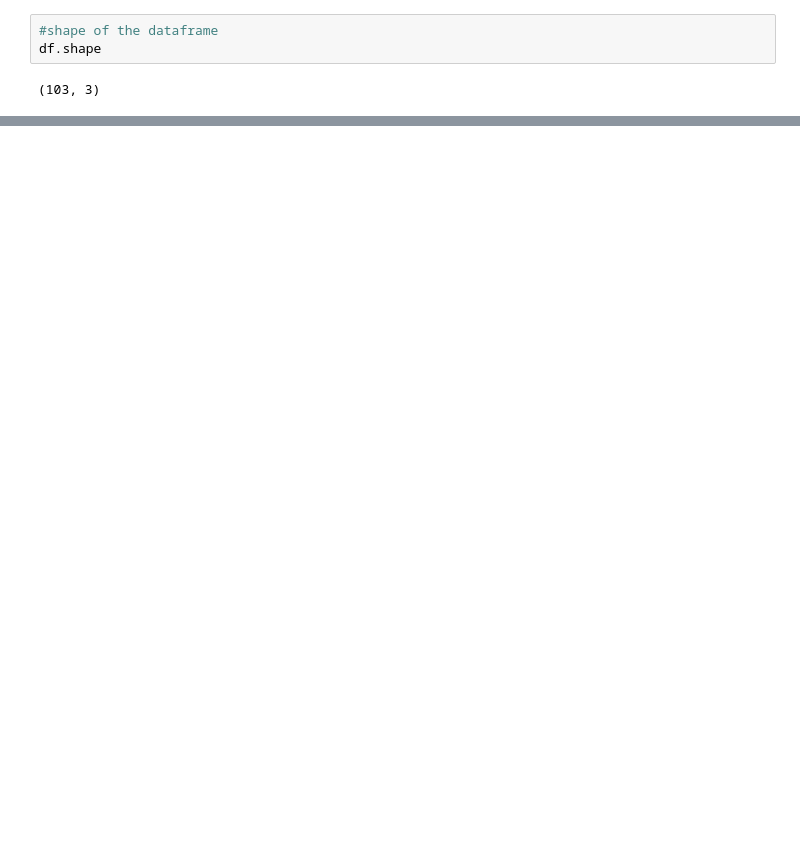
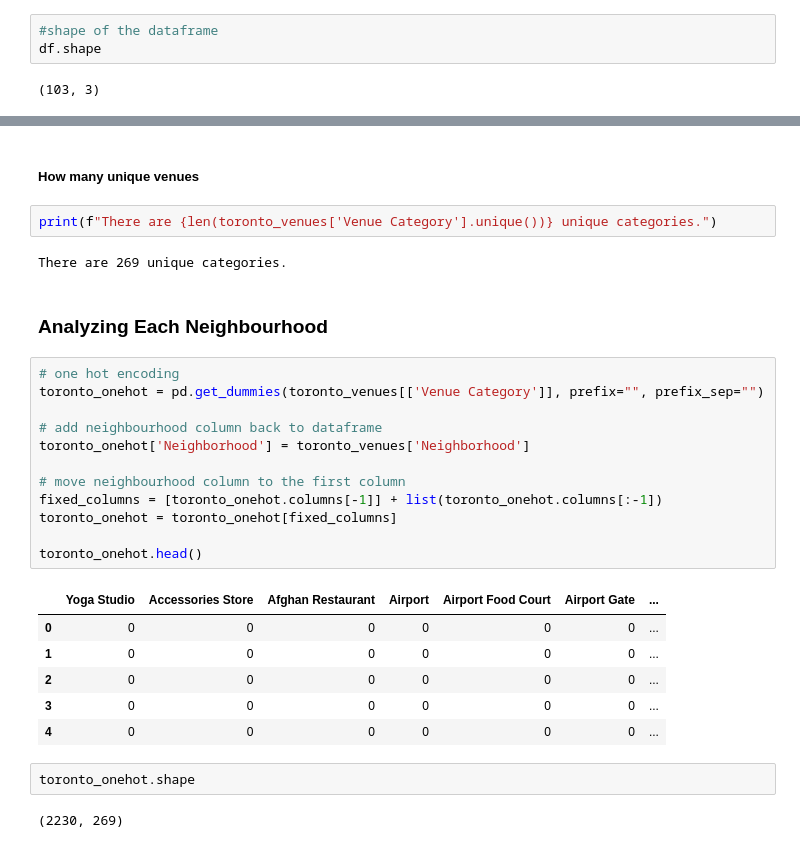
Before and after one commit to RamakanthDontula/Coursera_Capstone, a Jupyter notebook: Neighbourhood 1.ipynb, the cells around one changed output, grey strips where cells are left out. Drawn from its saved outputs; the diff is of its cells as text; blank space fills up the shorter version.

```diff
--- a/Neighbourhood 1.ipynb
+++ b/Neighbourhood 1.ipynb
@@ -70,0 +271,31 @@ df
+# %% [markdown]
+##### How many unique venues
+# %%
+print(f"There are {len(toronto_venues['Venue Category'].unique())} unique categories.")
+# %% [output]
+There are 269 unique categories.
+# %% [markdown]
+### Analyzing Each Neighbourhood
+# %%
+# one hot encoding
+toronto_onehot = pd.get_dummies(toronto_venues[['Venue Category']], prefix="", prefix_sep="")
+
+# add neighbourhood column back to dataframe
+toronto_onehot['Neighborhood'] = toronto_venues['Neighborhood']
+
+# move neighbourhood column to the first column
+fixed_columns = [toronto_onehot.columns[-1]] + list(toronto_onehot.columns[:-1])
+toronto_onehot = toronto_onehot[fixed_columns]
+
+toronto_onehot.head()
+# %% [output]
+|  | Yoga Studio | Accessories Store | Afghan Restaurant | Airport | Airport Food Court | Airport Gate | ... |
+| 0 | 0 | 0 | 0 | 0 | 0 | 0 | ... |
+| 1 | 0 | 0 | 0 | 0 | 0 | 0 | ... |
+| 2 | 0 | 0 | 0 | 0 | 0 | 0 | ... |
+| 3 | 0 | 0 | 0 | 0 | 0 | 0 | ... |
+| 4 | 0 | 0 | 0 | 0 | 0 | 0 | ... |
+# %%
+toronto_onehot.shape
+# %% [output]
+(2230, 269)
```
Also changed, not shown: parts of 26 cells of this notebook.
